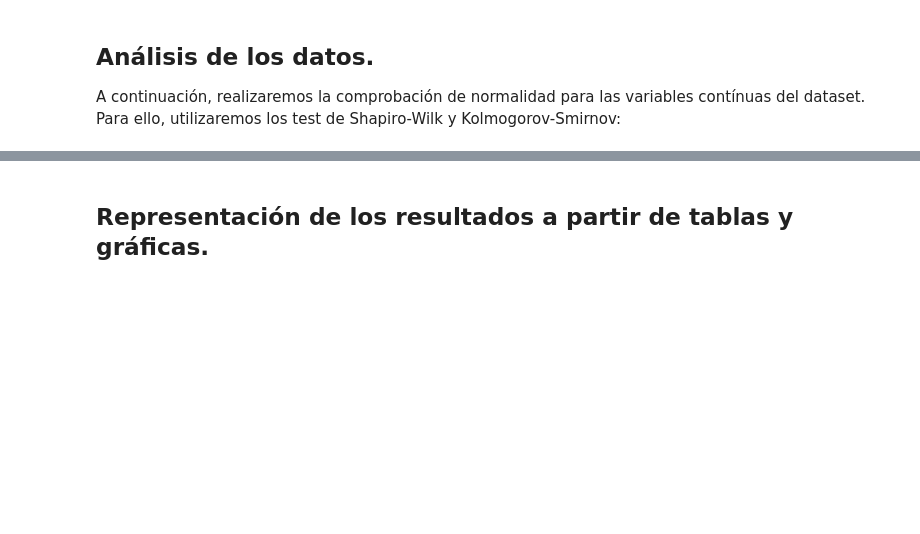
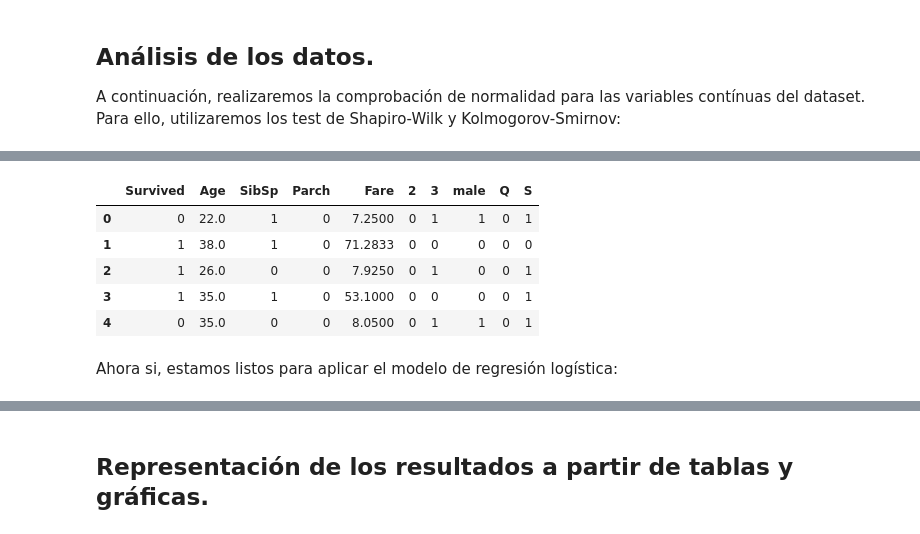
Before and after one commit to JonAnderDiez/data-cleaning, a Jupyter notebook: PRAC+2+-+Beñat+y+Jon+Ander.ipynb, the cells around one changed output, grey strips where cells are left out. Cells and saved outputs as stored; diff of their text form; code cells hidden in the pictures; blank space fills up the shorter version.

Commit message:
Regresión logística
Se ha añadido un test de regresión logística

```diff
--- a/PRAC+2+-+Beñat+y+Jon+Ander.ipynb
+++ b/PRAC+2+-+Beñat+y+Jon+Ander.ipynb
@@ -621,0 +632,32 @@ print(p)
+# %%
+# La columna Cabin tiene muchos valores nulos. Vamos a quitar esta columna del dataset.
+train.drop("Cabin",inplace=True,axis=1)
+
+# Eliminamos las filas con valores nulos, paso necesario para ejecutar este test.
+train.dropna(inplace=True)
+
+# La columna Sex es categórica y la tenemos que convertir en numérica.
+pd.get_dummies(train["Sex"])
+sex = pd.get_dummies(train["Sex"],drop_first=True)
+
+# Hacemos lo mismo con Embarked y Pclass
+embarked = pd.get_dummies(train["Embarked"],drop_first=True)
+pclass = pd.get_dummies(train["Pclass"],drop_first=True)
+
+# Añadimos estas tres columnas que hemos convertido en numéricas.
+train = pd.concat([train,pclass,sex,embarked],axis=1)
+
+# Eliminamos las columnas que no nos aportan nada.
+train.drop(["PassengerId","Pclass","Name","Sex","Ticket","Embarked"],axis=1,inplace=True)
+
+# Visualizamos las primeras lineas otra vez
+train.head(5)
+# %% [output]
+|  | Survived | Age | SibSp | Parch | Fare | 2 | 3 | male | Q | S |
+| 0 | 0 | 22.0 | 1 | 0 | 7.2500 | 0 | 1 | 1 | 0 | 1 |
+| 1 | 1 | 38.0 | 1 | 0 | 71.2833 | 0 | 0 | 0 | 0 | 0 |
+| 2 | 1 | 26.0 | 0 | 0 | 7.9250 | 0 | 1 | 0 | 0 | 1 |
+| 3 | 1 | 35.0 | 1 | 0 | 53.1000 | 0 | 0 | 0 | 0 | 1 |
+| 4 | 0 | 35.0 | 0 | 0 | 8.0500 | 0 | 1 | 1 | 0 | 1 |
+# %% [markdown]
+Ahora si, estamos listos para aplicar el modelo de regresión logística:
```
Also changed, not shown: parts of 14 cells of this notebook.
